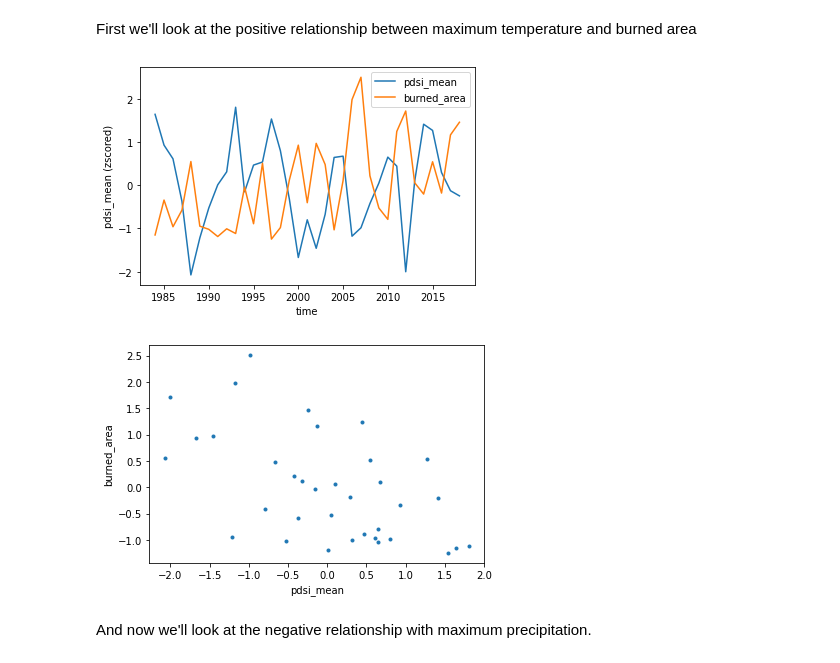
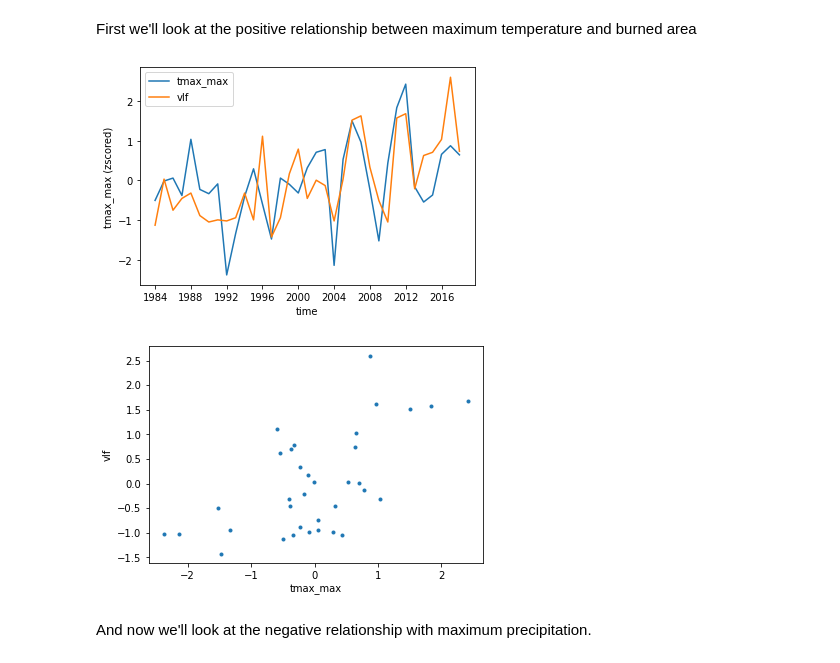
Before and after one commit to carbonplan/forest-risks, a Jupyter notebook: notebooks/fire/fire_model.ipynb, the cells around one changed output. Cells and saved outputs as stored; diff of their text form; code cells hidden in the pictures.

```diff
--- a/notebooks/fire/fire_model.ipynb
+++ b/notebooks/fire/fire_model.ipynb
@@ -44,22 +49,6 @@ y, time = load.mtbs(store="local", return_type="numpy", coarsen=coarsen)
-# %%
-X = load.terraclim(
-    store="local",
-    tlim=(1984, 2018),
-    mean=False,
-    return_type="numpy",
-    coarsen=coarsen,
-    vars=["ppt", "ppt", "ppt", "tmax", "tmax", "tmax", "tmin", "tmin", "tmin", "pdsi", "pet", "aet"],
-    aggs=["sum", "min", "max", "mean", "min", "max", "mean", "min", "max", "mean", "mean", "mean"],
-)
-
-mask = load.nlcd(
-    store="local",
-    classes=[41, 42, 43, 51, 52, 90],
-    year=2001,
-    return_type="numpy",
-    coarsen=coarsen,
-)
-X["forested"] = np.tile(mask, [len(time), 1, 1])
+# %%
+mask = load.nlcd(store='local', classes='all', year=2001)
+climate = load.terraclim(store="local", tlim=(1984, 2018), coarsen=coarsen, data_vars=data_vars, aggs=aggs, mask=mask)
 # %%
 groups = load.nftd(
     store="local",
@@ -74,17 +63,6 @@ for key in range(groups.shape[0]):
 X.keys()
 # %% [output]
 dict_keys(['ppt_sum', 'ppt_min', 'ppt_max', 'tmax_mean', 'tmax_min', 'tmax_max', 'tmin_mean', 'tmin_min', 'tmin_max', 'pdsi_mean', 'pet_mean', 'aet_mean', 'forested', 'group_1', 'group_2', 'group_3',  ...
-# %%
-allmask = load.nlcd(
-    store="local",
-    classes="all",
-    year=2001,
-    return_type="numpy",
-    coarsen=coarsen,
-)
-
-for key in X.keys():
-    X[key][np.tile(allmask == 0, [len(time), 1, 1])] = np.NaN
 # %% [markdown]
 There's one `y` variable `burned_area` and several `X` variables
 # %%
@@ -118,10 +96,10 @@ zscore = lambda x: (x - x.mean()) / x.std()
 
 
 def plot_time_vars(var1, var2):
-    y1 = zscore(np.nanmean(X[var1].reshape(len(time), -1), axis=1))
-    y2 = zscore(np.nanmean(y[var2].reshape(len(time), -1), axis=1))
-    plt.plot(time, y1)
-    plt.plot(time, y2)
+    y1 = zscore(np.nanmean(climate[var1].values.reshape(len(X['time']), -1), axis=1))
+    y2 = zscore(np.nanmean(y[var2].values.reshape(len(X['time']), -1), axis=1))
+    plt.plot(X['time'], y1)
+    plt.plot(X['time'], y2)
     plt.legend([var1, var2])
     plt.xlabel("time")
     plt.ylabel(f"{var1} (zscored)")
@@ -132,11 +110,11 @@ def plot_time_vars(var1, var2):
 # %% [markdown]
 First we'll look at the positive relationship between maximum temperature and
 burned area
-# %%
-plot_time_vars("pdsi_mean", "burned_area")
-# %% [output]
-[figure, removed]
-[figure, removed]
+# %%
+plot_time_vars("tmax_max", "vlf")
+# %% [output]
+[figure, added]
+[figure, added]
 # %% [markdown]
 And now we'll look at the negative relationship with maximum precipitation.
 # %%
```
Also changed, not shown: parts of 5 cells of this notebook, 3 other files.
